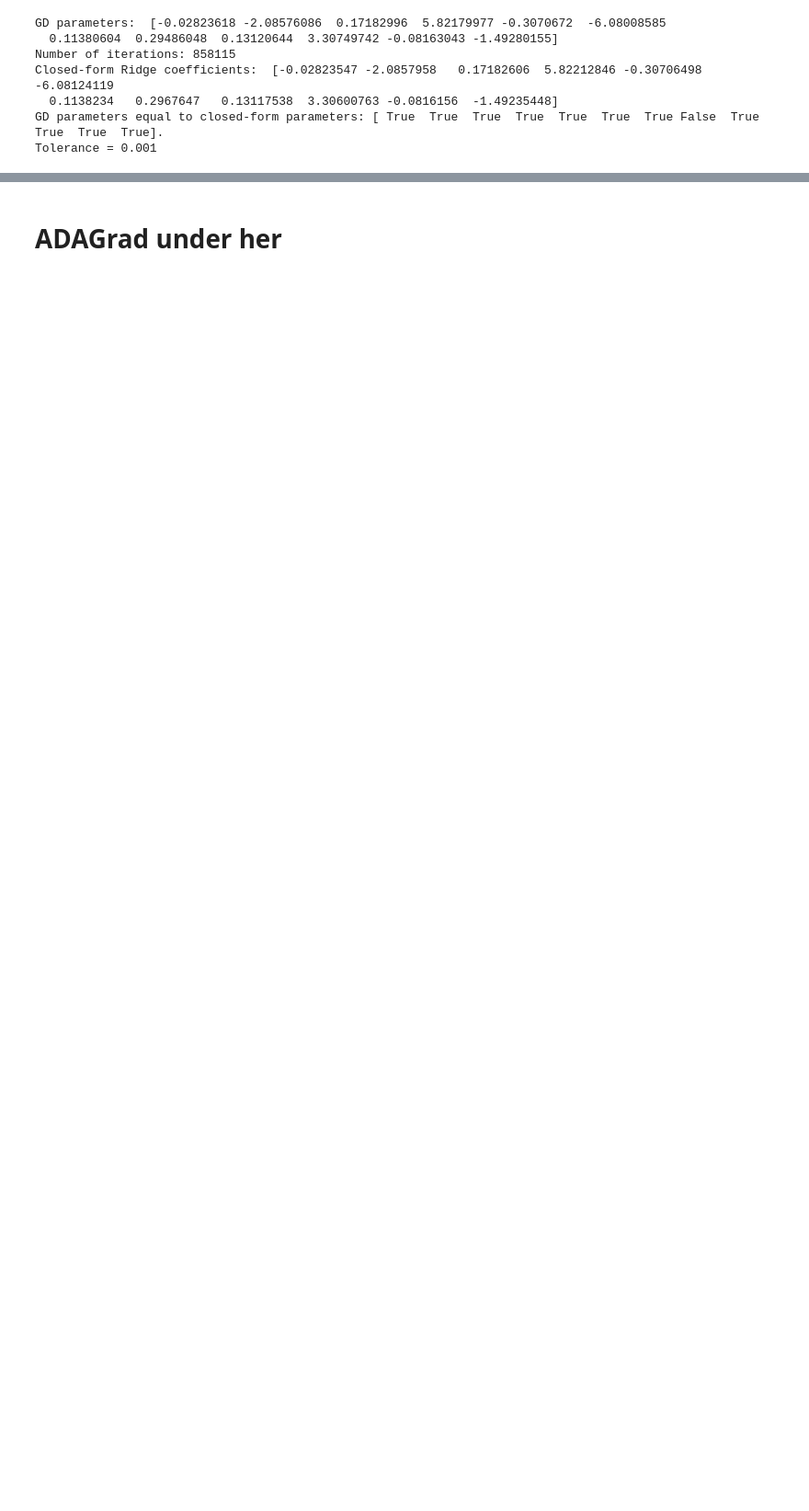
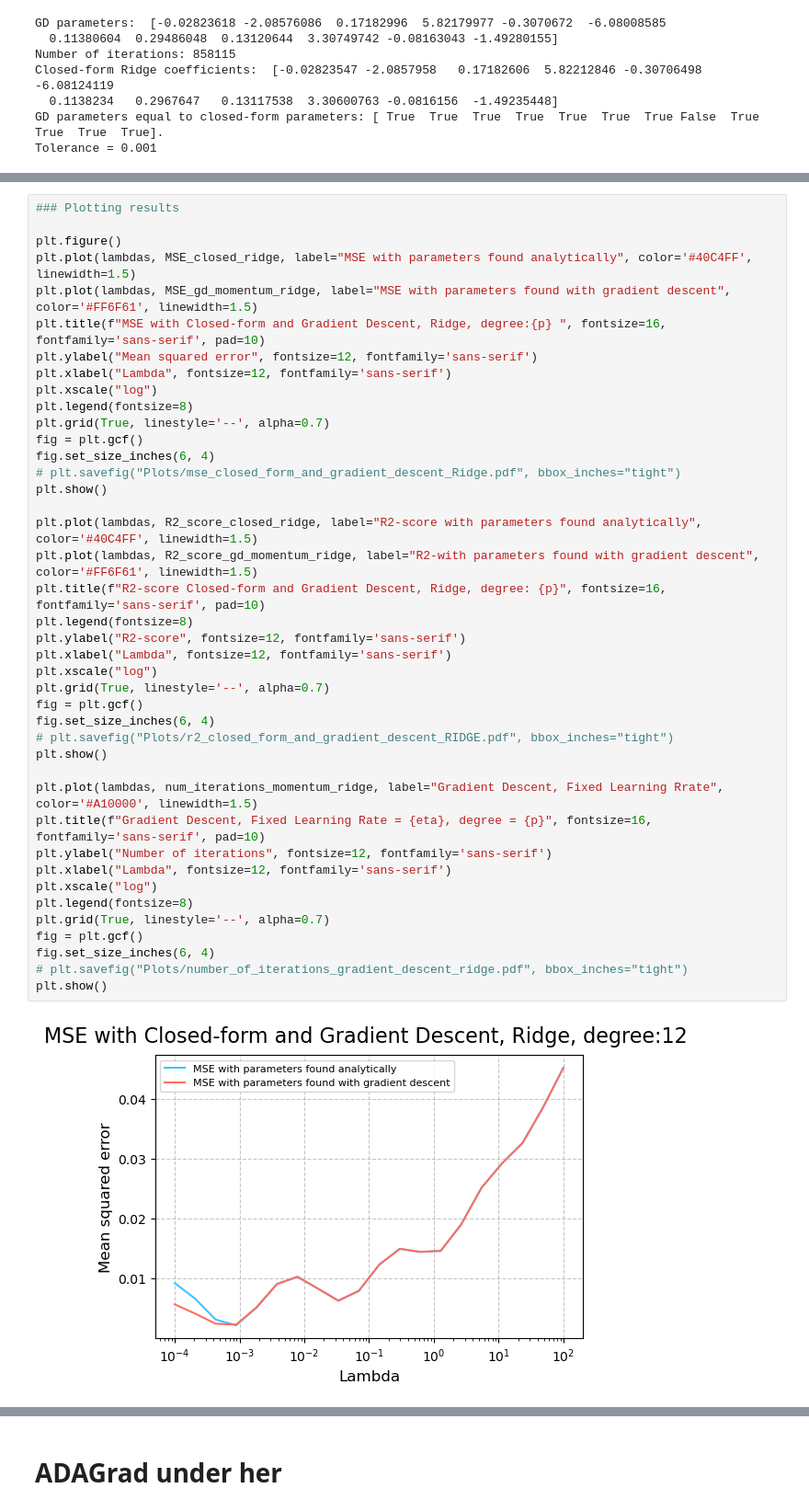
Before and after one commit to egil10/FYSSTK3155, a Jupyter notebook: PROJECT 1/Code/Exd.ipynb, the cells around one changed output, grey strips where cells are left out. Shown: that part at 92% size. Saved outputs shown, nothing was run; the diff lists cells and outputs as text; blank space fills up the shorter version.

Commit message:
Implemented gd with momentu, exd

```diff
--- a/PROJECT 1/Code/Exd.ipynb
+++ b/PROJECT 1/Code/Exd.ipynb
@@ -195,0 +240,43 @@ Tolerance = 0.001
+# %%
+### Plotting results
+
+plt.figure()
+plt.plot(lambdas, MSE_closed_ridge, label="MSE with parameters found analytically", color='#40C4FF', linewidth=1.5)
+plt.plot(lambdas, MSE_gd_momentum_ridge, label="MSE with parameters found with gradient descent", color='#FF6F61', linewidth=1.5)
+plt.title(f"MSE with Closed-form and Gradient Descent, Ridge, degree:{p} ", fontsize=16, fontfamily='sans-serif', pad=10)
+plt.ylabel("Mean squared error", fontsize=12, fontfamily='sans-serif')
+plt.xlabel("Lambda", fontsize=12, fontfamily='sans-serif')
+plt.xscale("log")
+plt.legend(fontsize=8)
+plt.grid(True, linestyle='--', alpha=0.7)
+fig = plt.gcf()
+fig.set_size_inches(6, 4)
+# plt.savefig("Plots/mse_closed_form_and_gradient_descent_Ridge.pdf", bbox_inches="tight")
+plt.show()
+
+plt.plot(lambdas, R2_score_closed_ridge, label="R2-score with parameters found analytically", color='#40C4FF', linewidth=1.5)
+plt.plot(lambdas, R2_score_gd_momentum_ridge, label="R2-with parameters found with gradient descent", color='#FF6F61', linewidth=1.5)
+plt.title(f"R2-score Closed-form and Gradient Descent, Ridge, degree: {p}", fontsize=16, fontfamily='sans-serif', pad=10)
+plt.legend(fontsize=8)
+plt.ylabel("R2-score", fontsize=12, fontfamily='sans-serif')
+plt.xlabel("Lambda", fontsize=12, fontfamily='sans-serif')
+plt.xscale("log")
+plt.grid(True, linestyle='--', alpha=0.7)
+fig = plt.gcf()
+fig.set_size_inches(6, 4)
+# plt.savefig("Plots/r2_closed_form_and_gradient_descent_RIDGE.pdf", bbox_inches="tight")
+plt.show()
+
+plt.plot(lambdas, num_iterations_momentum_ridge, label="Gradient Descent, Fixed Learning Rrate", color='#A10000', linewidth=1.5)
+plt.title(f"Gradient Descent, Fixed Learning Rate = {eta}, degree = {p}", fontsize=16, fontfamily='sans-serif', pad=10)
+plt.ylabel("Number of iterations", fontsize=12, fontfamily='sans-serif')
+plt.xlabel("Lambda", fontsize=12, fontfamily='sans-serif')
+plt.xscale("log")
+plt.legend(fontsize=8)
+plt.grid(True, linestyle='--', alpha=0.7)
+fig = plt.gcf()
+fig.set_size_inches(6, 4)
+# plt.savefig("Plots/number_of_iterations_gradient_descent_ridge.pdf", bbox_inches="tight")
+plt.show()
+# %% [output]
+[figure, added]
```
Also changed, not shown: parts of 3 cells of this notebook, 7 other files.
